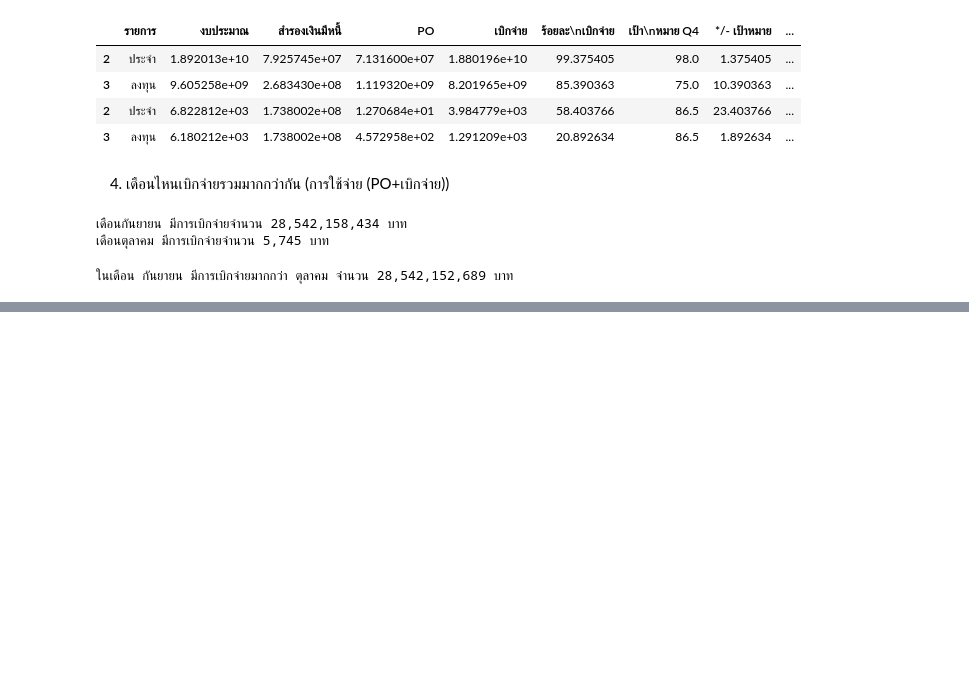
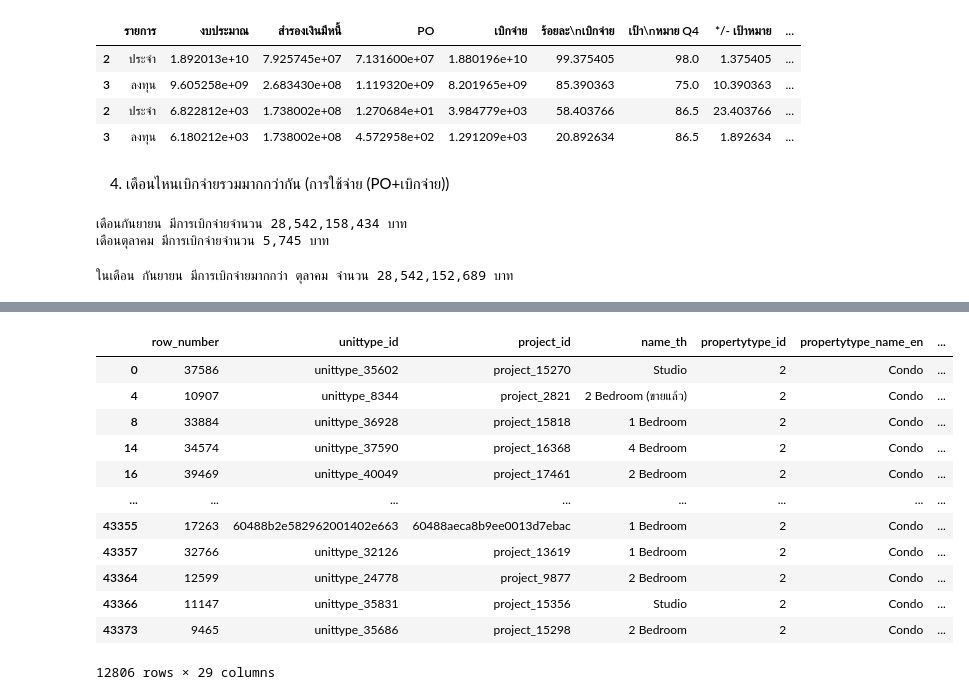
Before and after one commit to Triiplech4554/pyton_dataviz2023, a Jupyter notebook: Pandas102.ipynb, the cells around one changed output, grey strips where cells are left out. Saved outputs shown, nothing was run; the diff lists cells and outputs as text; code cells hidden in the pictures; blank space fills up the shorter version.

```diff
--- a/Pandas102.ipynb
+++ b/Pandas102.ipynb
@@ -234,0 +294,16 @@ else:
+# %%
+unit_df[unit_df['propertytype_name_en']=='Condo']
+# %% [output]
+|  | row_number | unittype_id | project_id | name_th | propertytype_id | propertytype_name_en | ... |
+| 0 | 37586 | unittype_35602 | project_15270 | Studio | 2 | Condo | ... |
+| 4 | 10907 | unittype_8344 | project_2821 | 2 Bedroom (ขายแล้ว) | 2 | Condo | ... |
+| 8 | 33884 | unittype_36928 | project_15818 | 1 Bedroom | 2 | Condo | ... |
+| 14 | 34574 | unittype_37590 | project_16368 | 4 Bedroom | 2 | Condo | ... |
+| 16 | 39469 | unittype_40049 | project_17461 | 2 Bedroom | 2 | Condo | ... |
+| ... | ... | ... | ... | ... | ... | ... | ... |
+| 43355 | 17263 | 60488b2e582962001402e663 | 60488aeca8b9ee0013d7ebac | 1 Bedroom | 2 | Condo | ... |
+| 43357 | 32766 | unittype_32126 | project_13619 | 1 Bedroom | 2 | Condo | ... |
+| 43364 | 12599 | unittype_24778 | project_9877 | 2 Bedroom | 2 | Condo | ... |
+| 43366 | 11147 | unittype_35831 | project_15356 | Studio | 2 | Condo | ... |
+| 43373 | 9465 | unittype_35686 | project_15298 | 2 Bedroom | 2 | Condo | ... |
+12806 rows × 29 columns
```
Also changed, not shown: parts of 21 cells of this notebook.
